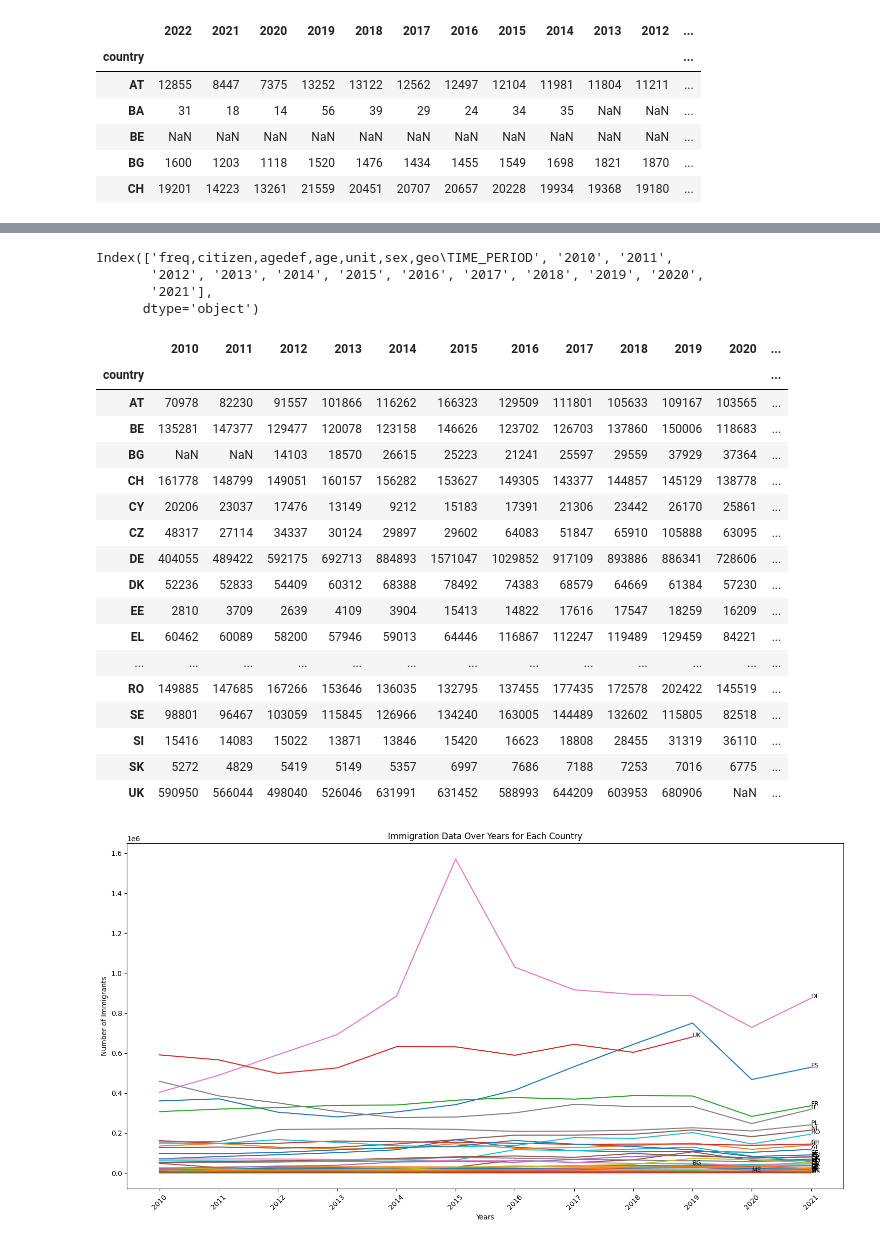
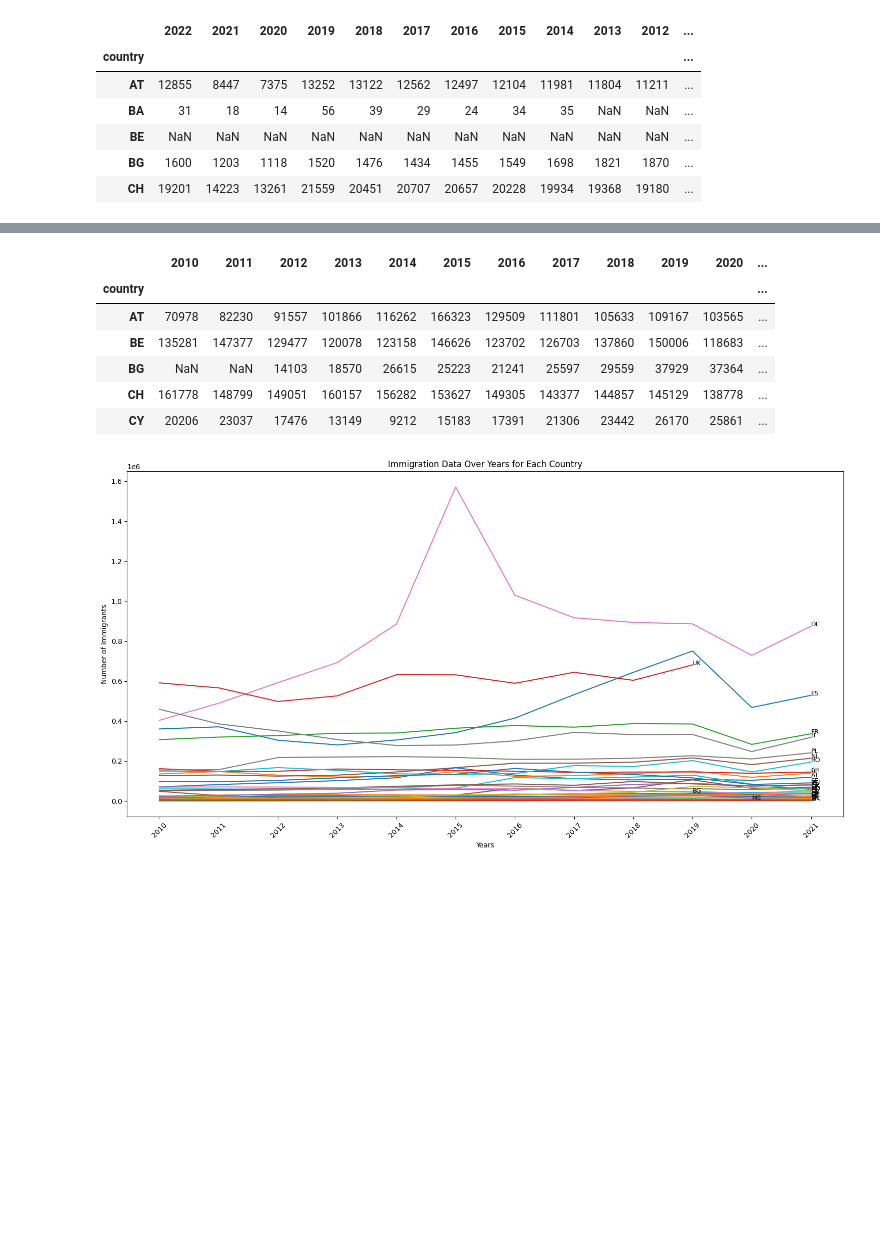
Before and after one commit to venetagrigorova/transport-modal-split, a Jupyter notebook: code/clean-data.ipynb, the cells around one changed output, grey strips where cells are left out. Cells and saved outputs as stored; diff of their text form; code cells hidden in the pictures; blank space fills up the shorter version.

```diff
--- a/code/clean-data.ipynb
+++ b/code/clean-data.ipynb
@@ -16,7 +16,7 @@ pkm_gdp_df = pd.DataFrame(pkm_gdp_data)
 pkm_gdp_df['country'] = pkm_gdp_df['unit,geo\\time'].str.split(',').str[1]
 
 # Exclude specific geographical entities
-excluded_geos = ['EU27_2020', 'EU28']
+excluded_geos = ['EU27_2020', 'EU28', 'TR']
 pkm_gdp_df = pkm_gdp_df[~pkm_gdp_df['country'].isin(excluded_geos)]
 
 # Drop 'unit,geo\\time' column
@@ -308,62 +313,43 @@ immigration_file_path = '../data/immigration.csv'
 # Read the CSV file
 immigration_data = pd.read_csv(immigration_file_path)
 
-# Print the column names of the DataFrame
-print(immigration_data.columns)
-
 # Convert to DataFrame
 immigration_df = pd.DataFrame(immigration_data)
-# %% [output]
-Index(['freq,citizen,agedef,age,unit,sex,geo\TIME_PERIOD', '2010', '2011',
-       '2012', '2013', '2014', '2015', '2016', '2017', '2018', '2019', '2020',
-       '2021'],
-      dtype='object')
 # %%
 # Filter rows containing 'COMPLET'
 immigration_df = immigration_df[immigration_df['freq,citizen,agedef,age,unit,sex,geo\\TIME_PERIOD'].str.contains('COMPLET')]
 
 # Split the first column and drop the original column
 immigration_df[['freq', 'citizen', 'agedef', 'age', 'unit', 'sex', 'country']] = immigration_df['freq,citizen,agedef,age,unit,sex,geo\\TIME_PERIOD'].str.split(',', expand=True)
 immigration_df.drop('freq,citizen,agedef,age,unit,sex,geo\\TIME_PERIOD', axis=1, inplace=True)
 
 # Clean the data in the year columns
 for col in immigration_df.columns.drop(['freq', 'citizen', 'agedef', 'age', 'unit', 'sex', 'country']):
     immigration_df[col] = immigration_df[col].replace({": c": np.nan, ":": np.nan, " :": np.nan, ": ": np.nan, ": p": np.nan}, inplace=False)
     immigration_df[col] = immigration_df[col].replace(to_replace=r'[^\d.]+', value='', regex=True)
 
 # Convert the column names (years) to strings
 immigration_df.columns = immigration_df.columns.astype(str)
 
 # Drop unnecessary columns
 immigration_df_cleaned = immigration_df.drop(['freq', 'citizen', 'agedef', 'age', 'unit', 'sex'], axis=1)
 
 # Set 'country' as the index of the DataFrame
 immigration_df_final = immigration_df_cleaned.set_index('country')
 
 # Drop the row with 'EU27_2020' in the 'country' index
-immigration_df_final = immigration_df_final.drop('EU27_2020', errors='ignore')
+immigration_df_final = immigration_df_final.drop(['EU27_2020', 'TR', 'EA19', 'EA20'], errors='ignore')
 
 # Display the final DataFrame
-display(immigration_df_final.head())
+immigration_df_final.head()
 # %% [output]
 |  | 2010 | 2011 | 2012 | 2013 | 2014 | 2015 | 2016 | 2017 | 2018 | 2019 | 2020 | ... |
 | country |  |  |  |  |  |  |  |  |  |  |  | ... |
 | AT | 70978 | 82230 | 91557 | 101866 | 116262 | 166323 | 129509 | 111801 | 105633 | 109167 | 103565 | ... |
 | BE | 135281 | 147377 | 129477 | 120078 | 123158 | 146626 | 123702 | 126703 | 137860 | 150006 | 118683 | ... |
 | BG | NaN | NaN | 14103 | 18570 | 26615 | 25223 | 21241 | 25597 | 29559 | 37929 | 37364 | ... |
 | CH | 161778 | 148799 | 149051 | 160157 | 156282 | 153627 | 149305 | 143377 | 144857 | 145129 | 138778 | ... |
 | CY | 20206 | 23037 | 17476 | 13149 | 9212 | 15183 | 17391 | 21306 | 23442 | 26170 | 25861 | ... |
-| CZ | 48317 | 27114 | 34337 | 30124 | 29897 | 29602 | 64083 | 51847 | 65910 | 105888 | 63095 | ... |
-| DE | 404055 | 489422 | 592175 | 692713 | 884893 | 1571047 | 1029852 | 917109 | 893886 | 886341 | 728606 | ... |
-| DK | 52236 | 52833 | 54409 | 60312 | 68388 | 78492 | 74383 | 68579 | 64669 | 61384 | 57230 | ... |
-| EE | 2810 | 3709 | 2639 | 4109 | 3904 | 15413 | 14822 | 17616 | 17547 | 18259 | 16209 | ... |
-| EL | 60462 | 60089 | 58200 | 57946 | 59013 | 64446 | 116867 | 112247 | 119489 | 129459 | 84221 | ... |
-| ... | ... | ... | ... | ... | ... | ... | ... | ... | ... | ... | ... | ... |
-| RO | 149885 | 147685 | 167266 | 153646 | 136035 | 132795 | 137455 | 177435 | 172578 | 202422 | 145519 | ... |
-| SE | 98801 | 96467 | 103059 | 115845 | 126966 | 134240 | 163005 | 144489 | 132602 | 115805 | 82518 | ... |
-| SI | 15416 | 14083 | 15022 | 13871 | 13846 | 15420 | 16623 | 18808 | 28455 | 31319 | 36110 | ... |
-| SK | 5272 | 4829 | 5419 | 5149 | 5357 | 6997 | 7686 | 7188 | 7253 | 7016 | 6775 | ... |
-| UK | 590950 | 566044 | 498040 | 526046 | 631991 | 631452 | 588993 | 644209 | 603953 | 680906 | NaN | ... |
 # %%
 # Function to plot data with country code labels on each line
 def plot_data_with_labels(df, title):
```
Also changed, not shown: parts of 8 cells of this notebook.
